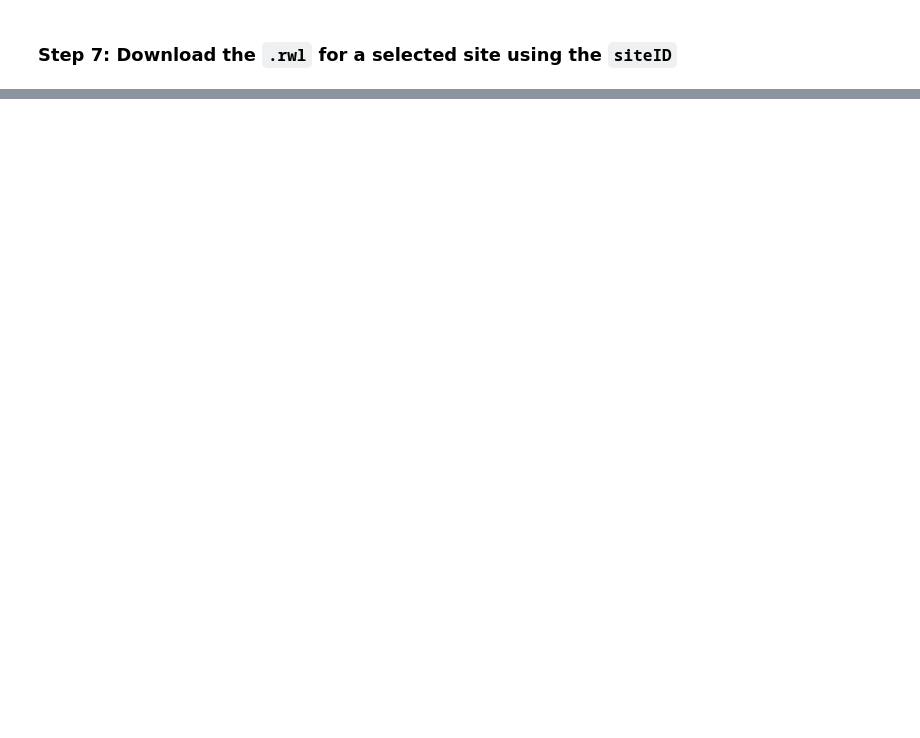
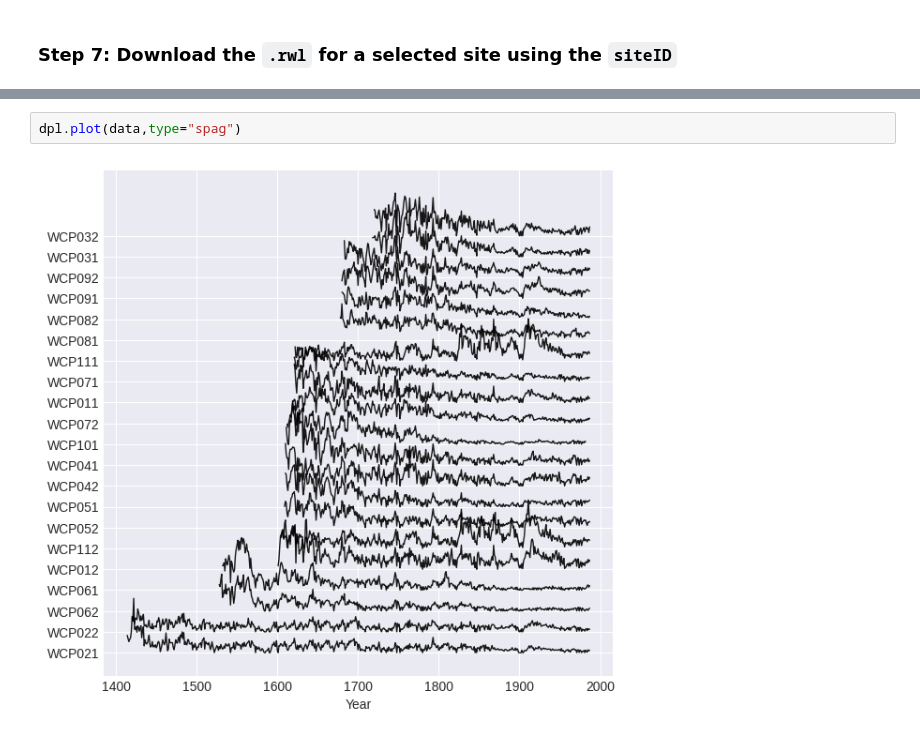
Before and after one commit to OpenDendro/opendendro, a Jupyter notebook: docs/notebooks/itrdb.ipynb, the cells around one changed output, grey strips where cells are left out. Drawn from its saved outputs; the diff is of its cells as text; blank space fills up the shorter version.

```diff
--- a/docs/notebooks/itrdb.ipynb
+++ b/docs/notebooks/itrdb.ipynb
@@ -218,0 +354,4 @@ not saved
+# %%
+dpl.plot(data,type="spag")
+# %% [output]
+[figure, added]
```
Also changed, not shown: parts of 15 cells of this notebook, 1 other file.
